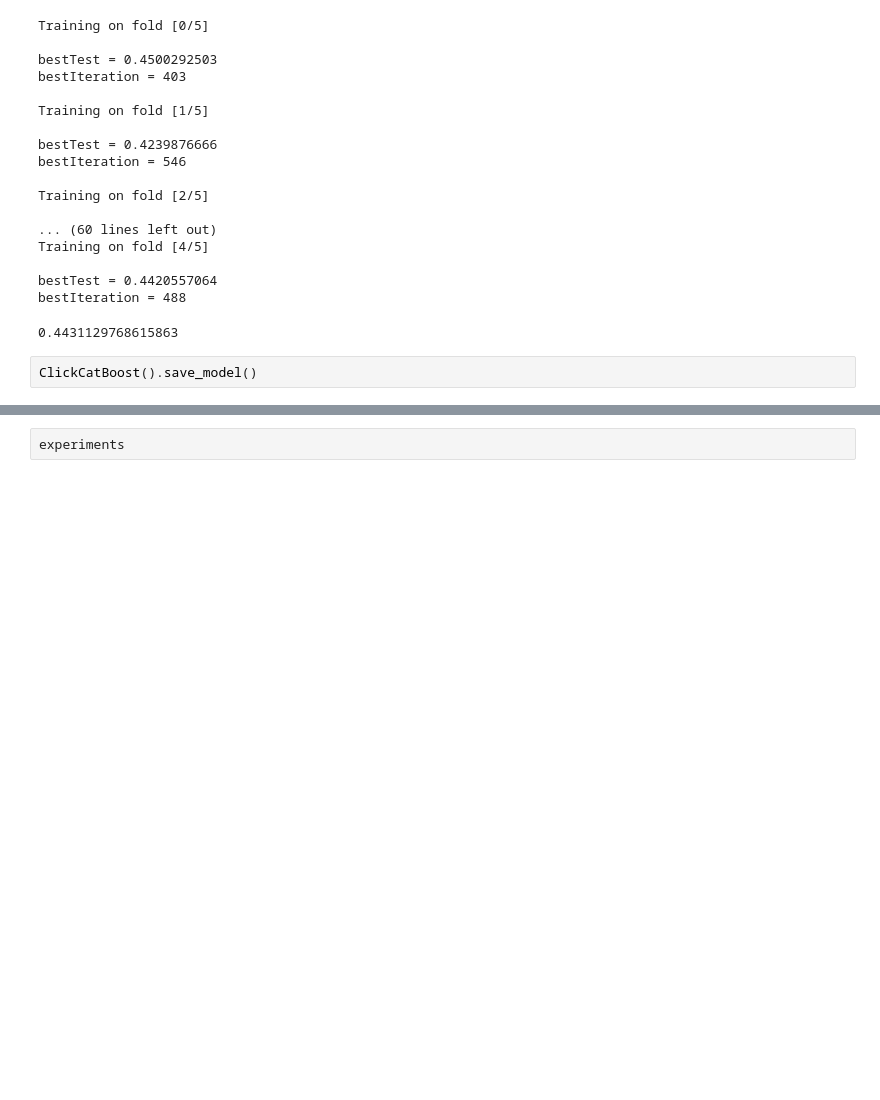
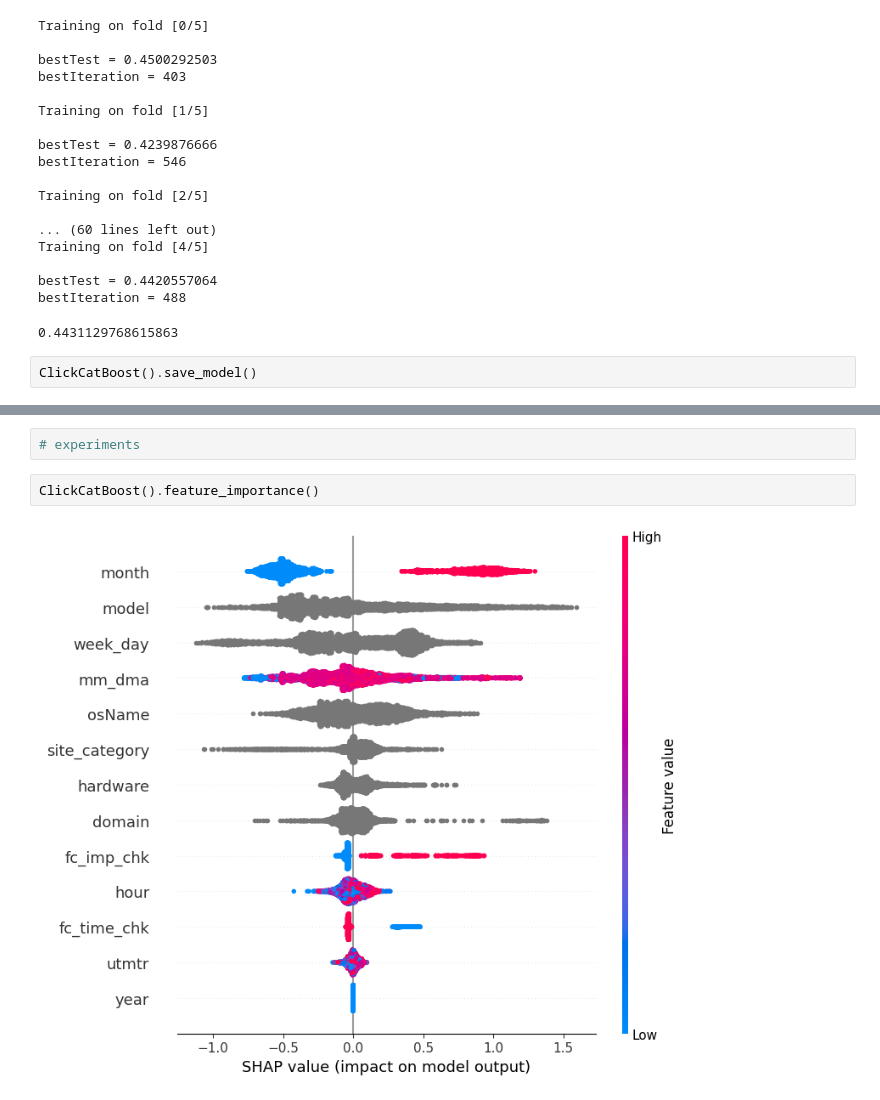
Before and after one commit to victoria-lokteva/LLM-test-task, a Jupyter notebook: ctr.ipynb, the cells around one changed output, grey strips where cells are left out. Drawn from its saved outputs; the diff is of its cells as text; blank space fills up the shorter version.

```diff
--- a/ctr.ipynb
+++ b/ctr.ipynb
@@ -298,5 +319,9 @@ bestTest = 0.435358932
 bestIteration = 3003
 
 Training on fold [2/5]
-# %%
-experiments
+# %%
+# experiments
+# %%
+ClickCatBoost().feature_importance()
+# %% [output]
+[figure, added]
```
Also changed, not shown: parts of 8 cells of this notebook, 3 other files.
